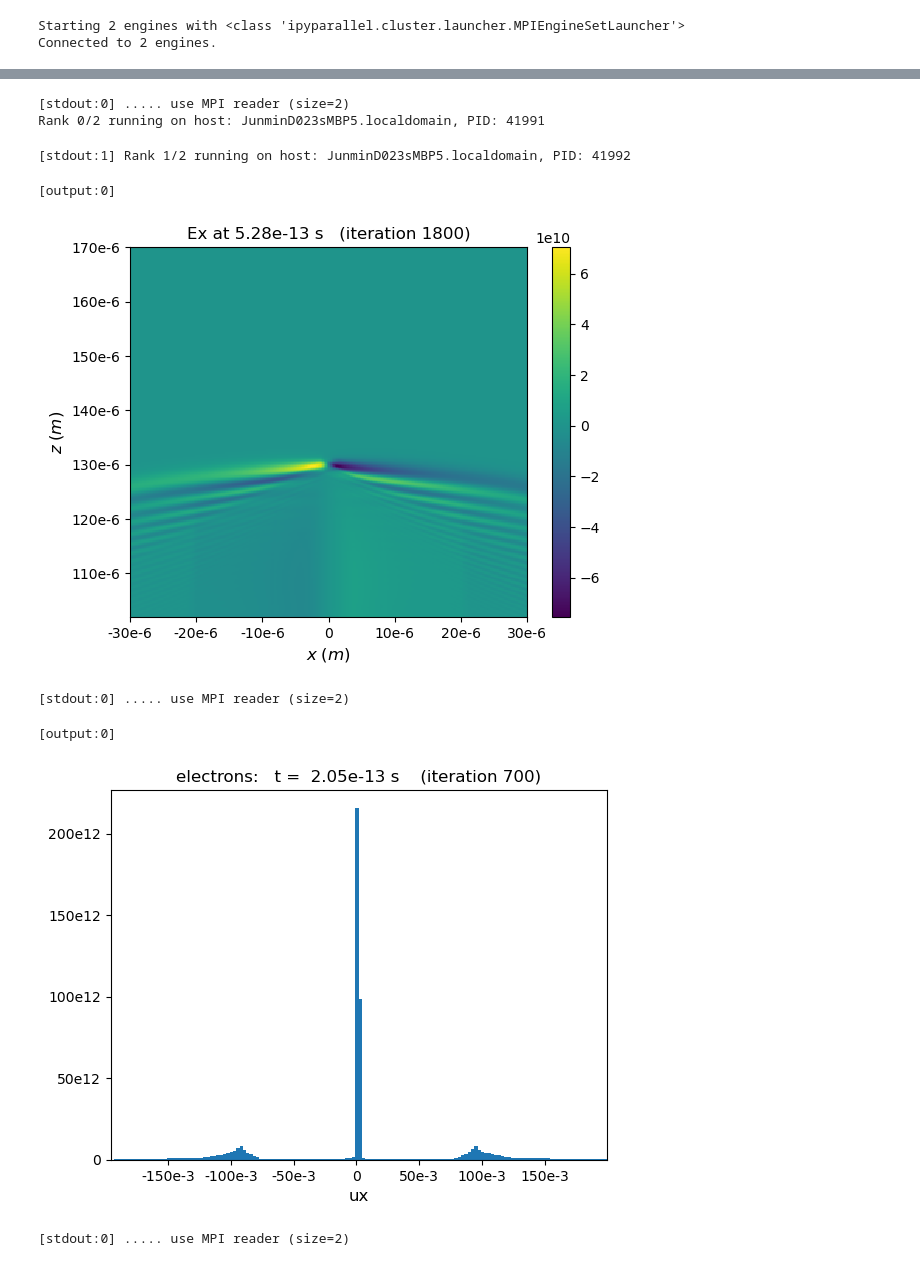
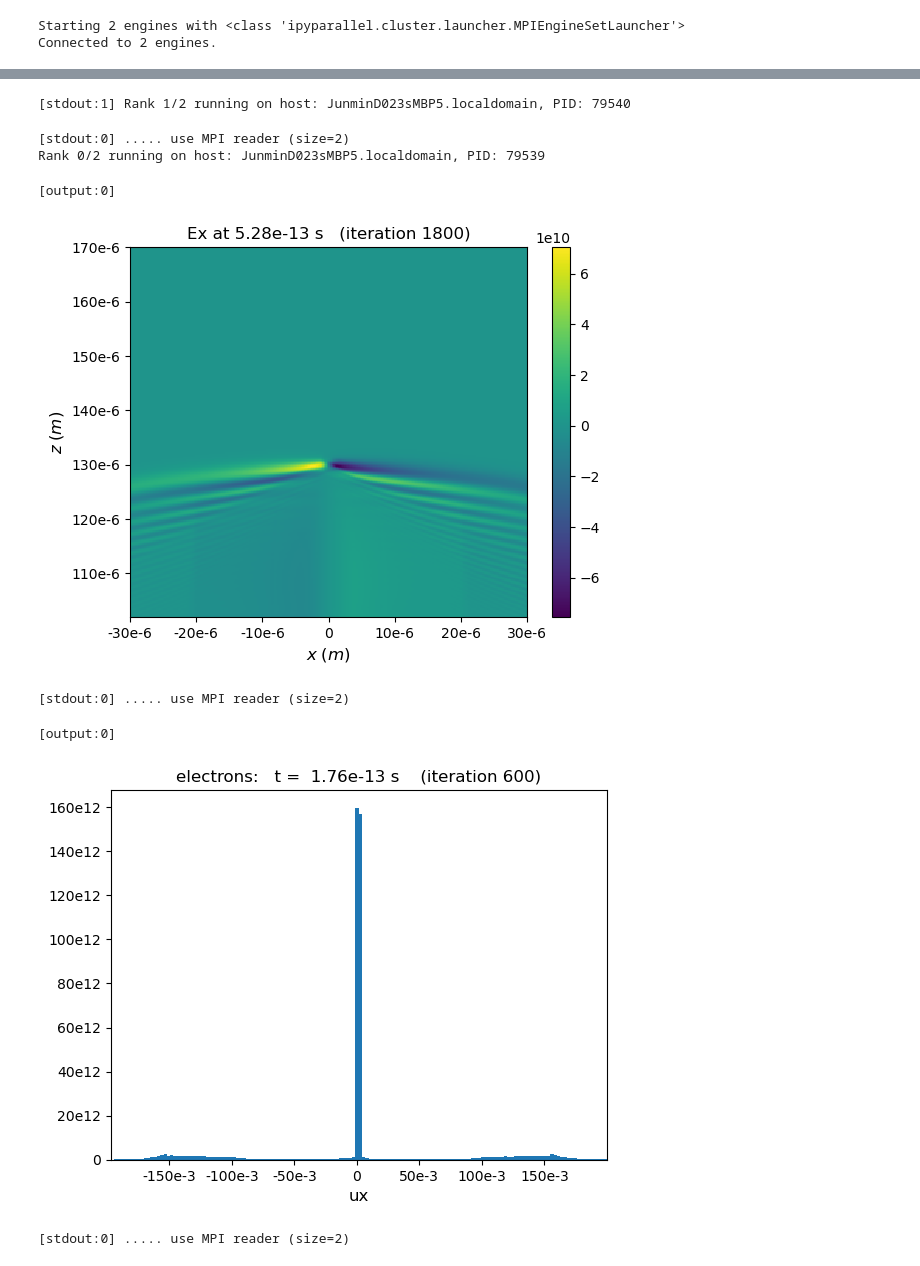
Before and after one commit to openPMD/openPMD-viewer, a Jupyter notebook: docs/source/tutorials/6_mpi_2d.ipynb, the cells around one changed output, grey strips where cells are left out. Saved outputs shown, nothing was run; the diff lists cells and outputs as text; code cells hidden in the pictures.

```diff
--- a/docs/source/tutorials/6_mpi_2d.ipynb
+++ b/docs/source/tutorials/6_mpi_2d.ipynb
@@ -18,10 +91,8 @@ import os
 
 from openpmd_viewer import OpenPMDTimeSeries
 
-#h5_2d_dir=f'/Users/dec2023/Work/2026/cursor/openPMD-viewer/tests/dataset/example-2d/hdf5/'
-#ts = OpenPMDTimeSeries(h5_2d_dir)
-file2d_dir=f'/Users/dec2023/Work/2025/Sept/Tests/PerformanceRun/master/diags/diag1/'
-ts = OpenPMDTimeSeries(file2d_dir)
+# Use the opmd_2d_dir variable that was set in the previous cell
+ts = OpenPMDTimeSeries(opmd_2d_dir)
 
 comm = MPI.COMM_WORLD
 rank = comm.Get_rank()
@@ -31,29 +102,26 @@ host = os.uname().nodename
 print(f"Rank {rank}/{size} running on host: {host}, PID: {os.getpid()}")
 Ex, info_Ex = ts.get_field( iteration=1800, field='E', coord='x', plot=True )
 # %% [output]
-[stdout:0] ..... use MPI reader (size=2)
-Rank 0/2 running on host: JunminD023sMBP5.localdomain, PID: 41991
+[stdout:1] Rank 1/2 running on host: JunminD023sMBP5.localdomain, PID: 79540
-[stdout:1] Rank 1/2 running on host: JunminD023sMBP5.localdomain, PID: 41992
+[stdout:0] ..... use MPI reader (size=2)
+Rank 0/2 running on host: JunminD023sMBP5.localdomain, PID: 79539
 [output:0]
 [figure]
 # %%
 %%px
 import mpi4py.MPI as MPI
 import os
 
 from openpmd_viewer import OpenPMDTimeSeries
 
-#h5_2d_dir=f'/Users/dec2023/Work/2026/cursor/openPMD-viewer/tests/dataset/example-2d/hdf5/'
-#ts = OpenPMDTimeSeries(h5_2d_dir)
-file2d_dir=f'/Users/dec2023/Work/2025/Sept/Tests/PerformanceRun/master/diags/diag1/'
-ts = OpenPMDTimeSeries(file2d_dir)
+# Use the opmd_2d_dir variable that was set in the previous cell
+ts = OpenPMDTimeSeries(opmd_2d_dir)
 
-ux = ts.get_particle( var_list=['ux'], iteration=700, species='electrons', plot=True )
-#z, uz = ts.get_particle( var_list=['x','uy'], iteration=1800, species='electrons', plot=True, vmax=3e12 )
+ux = ts.get_particle( var_list=['ux'], iteration=600, species='electrons', plot=True )
 # %% [output]
 [stdout:0] ..... use MPI reader (size=2)
 [output:0]
-[figure, old version]
+[figure, new version]
 # %%
 %%px
 import mpi4py.MPI as MPI
```
Also changed, not shown: parts of 4 cells of this notebook, 2 other files.
